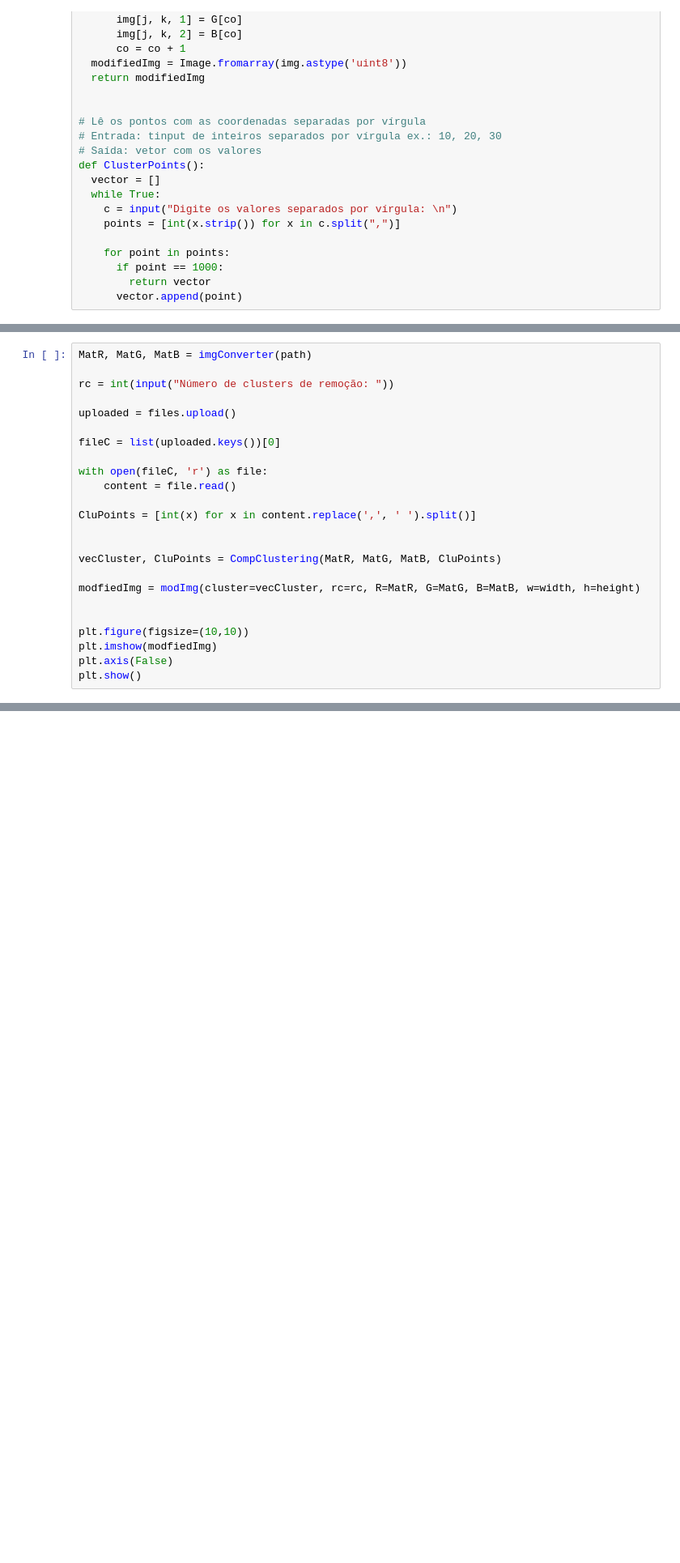
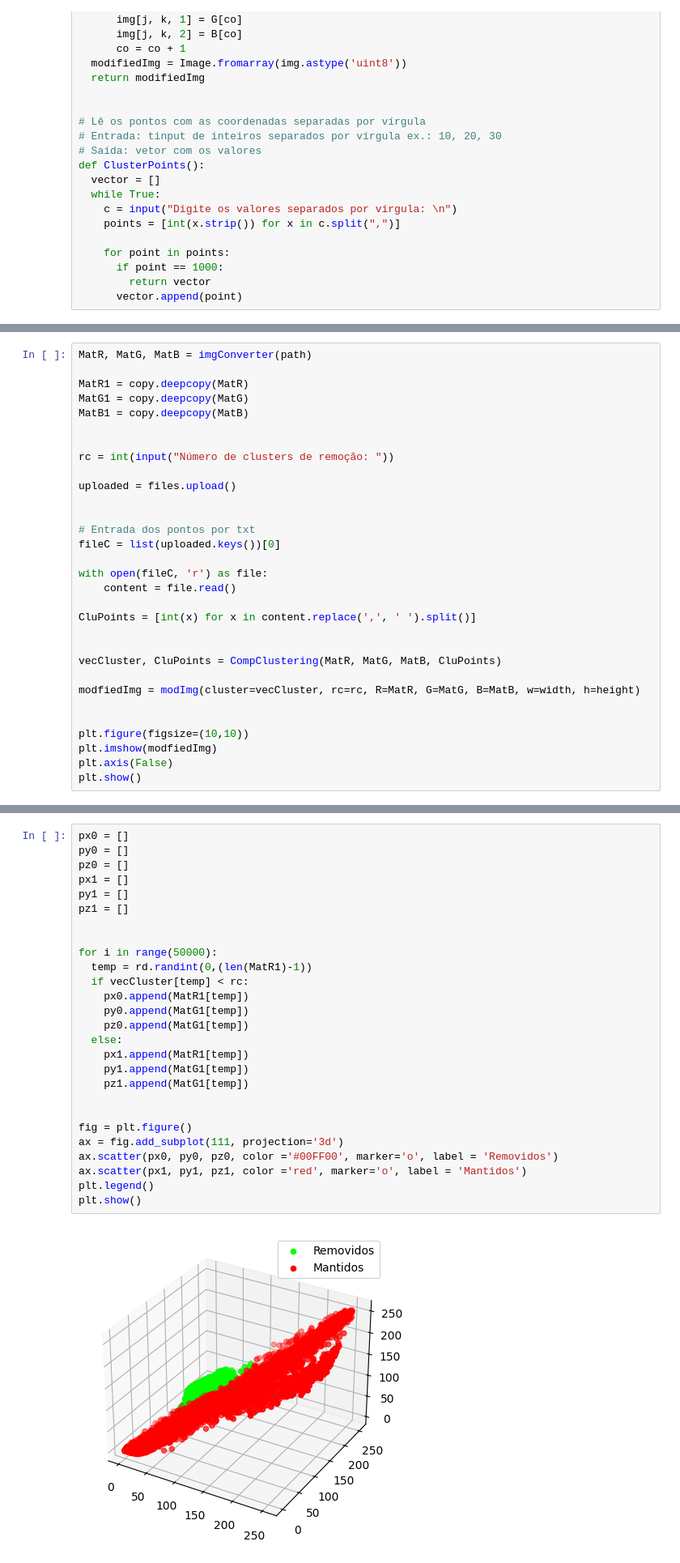
Before and after one commit to PedroRPM/Projeto-cocada, a Jupyter notebook: Final_ProjetoCOCADa.ipynb, the cells around one changed output, grey strips where cells are left out. Shown at 81% size. Saved outputs shown, nothing was run; the diff lists cells and outputs as text; blank space fills up the shorter version.

Commit message:
Adicionado visualização dos pontos em um gráfico 3d

```diff
--- a/Final_ProjetoCOCADa.ipynb
+++ b/Final_ProjetoCOCADa.ipynb
@@ -183,11 +183,18 @@ Saving file.jpg to file.jpg
 [interactive output not drawn]
 # %%
 MatR, MatG, MatB = imgConverter(path)
+
+MatR1 = copy.deepcopy(MatR)
+MatG1 = copy.deepcopy(MatG)
+MatB1 = copy.deepcopy(MatB)
+
 
 rc = int(input("Número de clusters de remoção: "))
 
 uploaded = files.upload()
 
+
+# Entrada dos pontos por txt
 fileC = list(uploaded.keys())[0]
 
 with open(fileC, 'r') as file:
@@ -212 +219,30 @@ Saving numeors.txt to numeors (1).txt
 [figure]
+# %%
+px0 = []
+py0 = []
+pz0 = []
+px1 = []
+py1 = []
+pz1 = []
+
+
+for i in range(50000):
+  temp = rd.randint(0,(len(MatR1)-1))
+  if vecCluster[temp] < rc:
+    px0.append(MatR1[temp])
+    py0.append(MatG1[temp])
+    pz0.append(MatG1[temp])
+  else:
+    px1.append(MatR1[temp])
+    py1.append(MatG1[temp])
+    pz1.append(MatG1[temp])
+
+
+fig = plt.figure()
+ax = fig.add_subplot(111, projection='3d')
+ax.scatter(px0, py0, pz0, color ='#00FF00', marker='o', label = 'Removidos')
+ax.scatter(px1, py1, pz1, color ='red', marker='o', label = 'Mantidos')
+plt.legend()
+plt.show()
+# %% [output]
+[figure, added]
```
Also changed, not shown: parts of 3 cells of this notebook.
